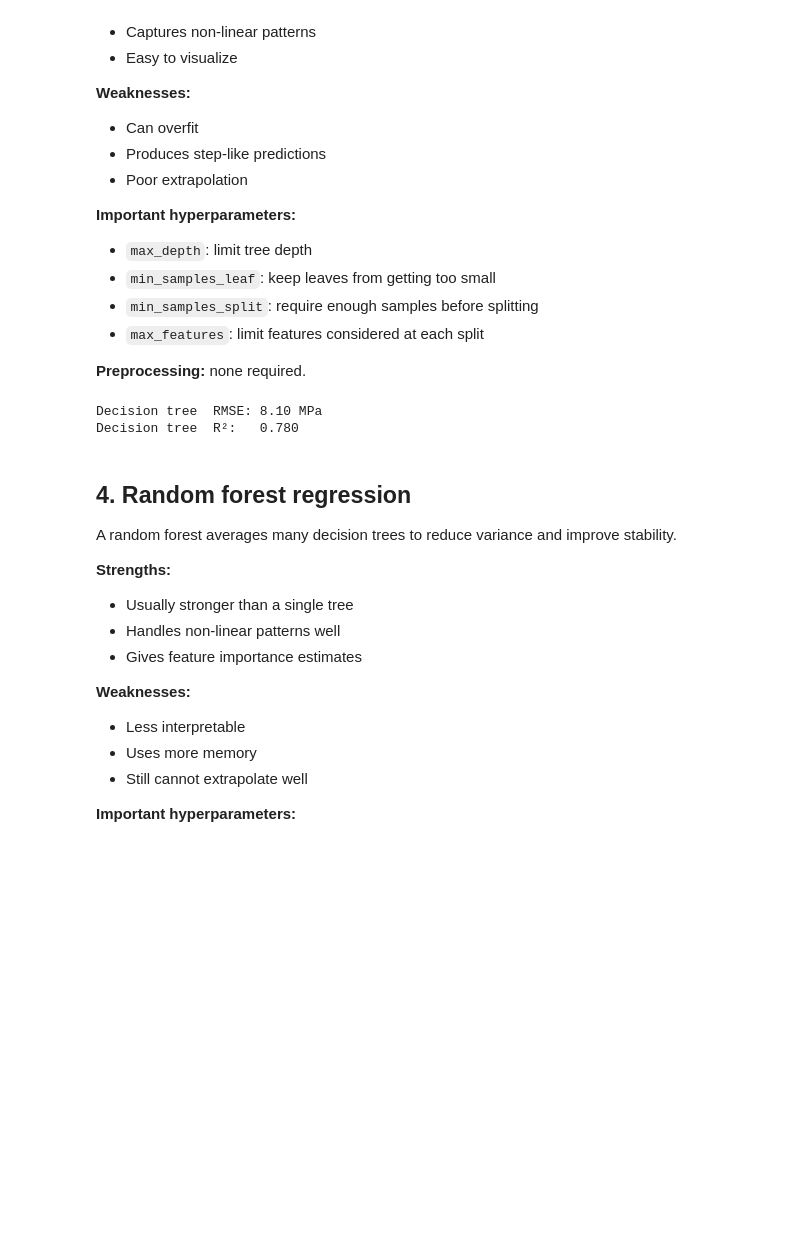
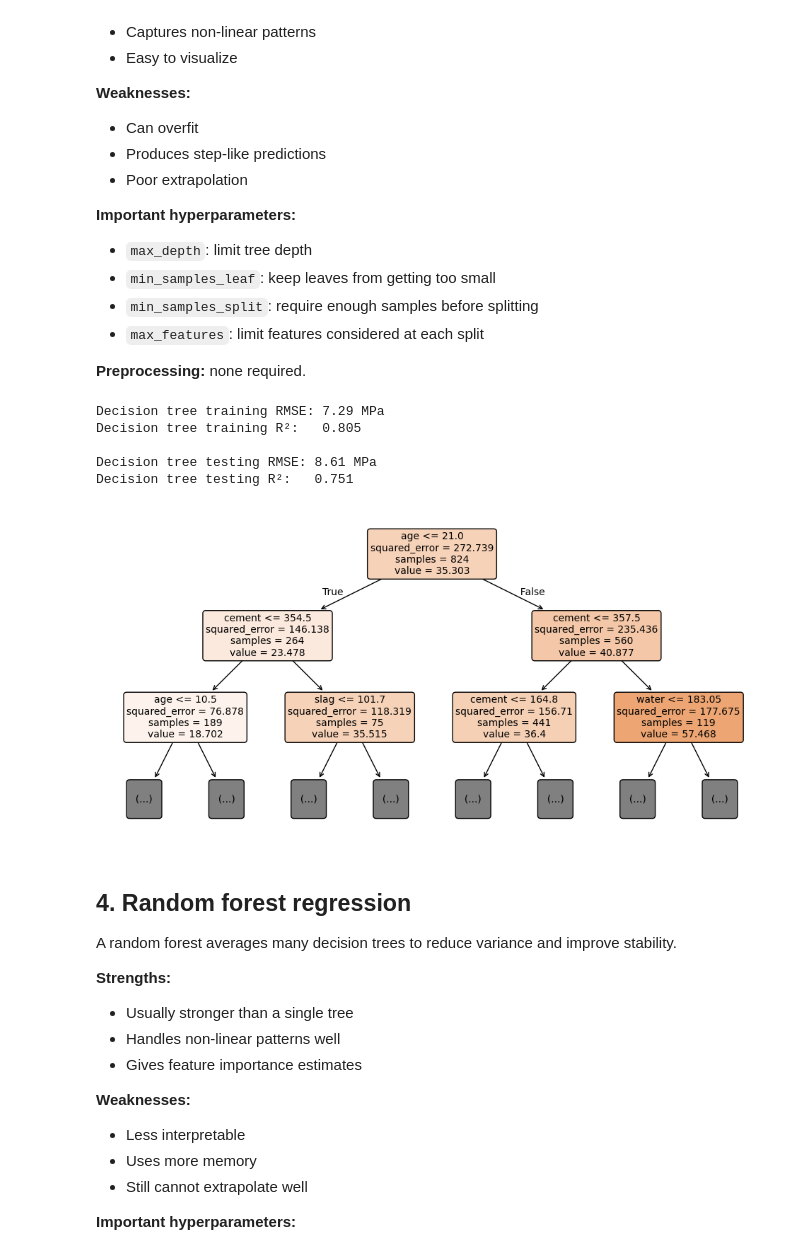
Before and after one commit to gperdrizet/fullstack-2605, a Jupyter notebook: unit-3/lesson-19/lesson-19-demo-models.ipynb, the cells around one changed output. Drawn from its saved outputs; the diff is of its cells as text; code cells hidden in the pictures; blank space fills up the shorter version.

```diff
--- a/unit-3/lesson-19/lesson-19-demo-models.ipynb
+++ b/unit-3/lesson-19/lesson-19-demo-models.ipynb
@@ -150,0 +182,16 @@ Linear regression  R²:   0.596
+# %%
+label_scaler = StandardScaler()
+label_scaler.fit(y_train.reshape(-1, 1))
+
+y_train_scaled = label_scaler.transform(y_train.reshape(-1, 1))
+y_test_scaled = label_scaler.transform(y_test.reshape(-1, 1))
+
+label_scaled_model = LinearRegression()
+label_scaled_model.fit(X_train, y_train_scaled)
+
+y_pred_lin = label_scaled_model.predict(X_test)
+lin_rmse   = root_mean_squared_error(y_test_scaled, y_pred_lin)
+lin_r2     = r2_score(y_test_scaled, y_pred_lin)
+
+print(f'Linear regression (scaled label) RMSE: {lin_rmse:.2f} MPa')
+print(f'Linear regression (scaled label) R²:   {lin_r2:.3f}')
@@ -210,19 +292,30 @@ A decision tree splits the feature space into regions and predicts the mean targ
 # %%
 from sklearn.tree import DecisionTreeRegressor
 
-dt_model = DecisionTreeRegressor(max_depth=6, min_samples_leaf=5, random_state=315)
-dt_model.fit(X_train, y_train)
+dt_model = DecisionTreeRegressor(max_depth=5, random_state=315)
+result = dt_model.fit(X_train, y_train)
 
-y_pred_dt = dt_model.predict(X_test)
-dt_rmse   = root_mean_squared_error(y_test, y_pred_dt)
-dt_r2     = r2_score(y_test, y_pred_dt)
+y_pred_test_dt = dt_model.predict(X_test)
+dt_test_rmse   = root_mean_squared_error(y_test, y_pred_test_dt)
+dt_test_r2     = r2_score(y_test, y_pred_test_dt)
 
-print(f'Decision tree  RMSE: {dt_rmse:.2f} MPa')
-print(f'Decision tree  R²:   {dt_r2:.3f}')
-results['Decision tree'] = {'rmse': dt_rmse, 'r2': dt_r2}
+print(f'Decision tree RMSE: {dt_test_rmse:.2f} MPa')
+print(f'Decision tree R²:   {dt_test_r2:.3f}')
+results['Decision tree'] = {'rmse': dt_test_rmse, 'r2': dt_test_r2}
 # %% [output]
-Decision tree  RMSE: 8.10 MPa
-Decision tree  R²:   0.780
+Decision tree training RMSE: 7.29 MPa
+Decision tree training R²:   0.805
+
+Decision tree testing RMSE: 8.61 MPa
+Decision tree testing R²:   0.751
+# %%
+from sklearn.tree import plot_tree
+
+plt.figure(figsize=(12, 6))
+plot_tree(dt_model, max_depth=2, feature_names=feature_names, fontsize=10, filled=True, rounded=True)
+plt.show()
+# %% [output]
+[figure, added]
 # %% [markdown]
 ## 4. Random forest regression
 
```
Also changed, not shown: parts of 18 cells of this notebook.
